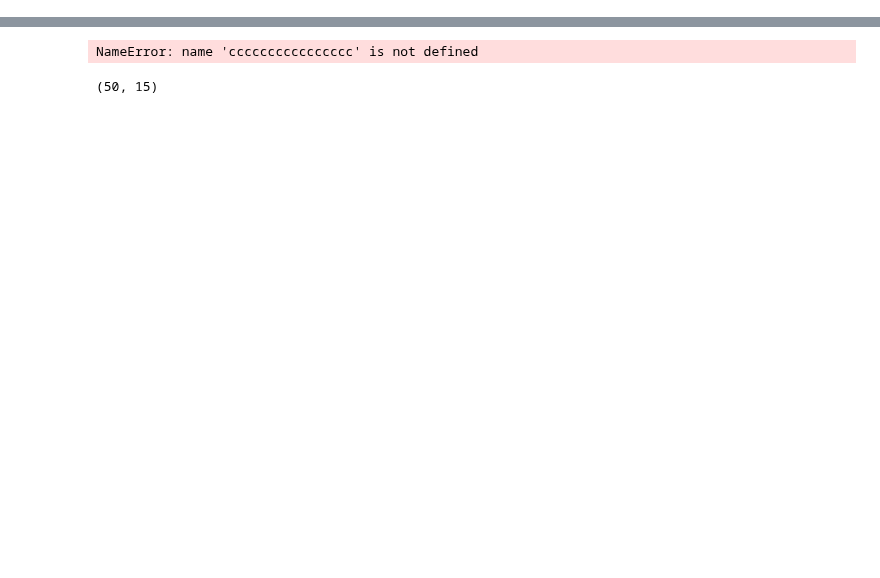
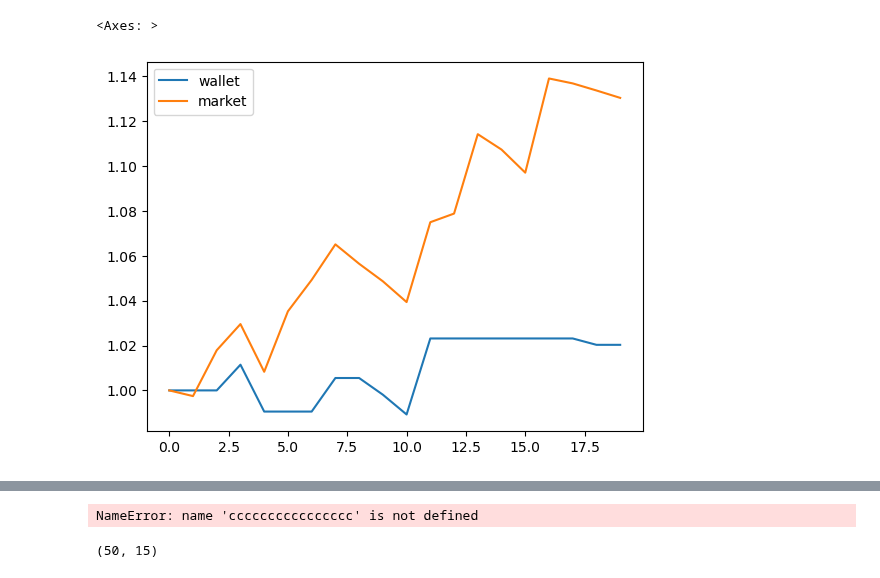
Before and after one commit to pihh/RL-Stock-Market-Masterpiece-Human-x-AI-Collab, a Jupyter notebook: notebooks/R&D - BENCHMARKING - Episode Benchmark Engine-Copy2.ipynb, the cells around one changed output, grey strips where cells are left out. Cells and saved outputs as stored; diff of their text form; code cells hidden in the pictures; blank space fills up the shorter version.

```diff
--- a/notebooks/R&D - BENCHMARKING - Episode Benchmark Engine-Copy2.ipynb
+++ b/notebooks/R&D - BENCHMARKING - Episode Benchmark Engine-Copy2.ipynb
@@ -294,6 +278,6 @@ Series([], Name: cv_r2, dtype: object)
 # %%
 ep_tracker = EpisodeTracker(df=OHLCV_DF)
-ep= ep_tracker.findEpisode("2024-01-01",'AAPL',episode_length=120,mode="both")
+ep= ep_tracker.findEpisode("2023-01-01",'AAPL',episode_length=120,mode="both")
 
 env_tracker = EnvironmentTracker()
 
@@ -458,0 +438,5 @@ pd.DataFrame({"wallet":test_env.wallet_progress,"market":test_env.market_progres
+# %%
+pd.DataFrame({"wallet":train_env.wallet_progress,"market":train_env.market_progress}).plot()
+# %% [output]
+<Axes: >
+[figure, added]
```
Also changed, not shown: parts of 25 cells of this notebook, 4 other files.
